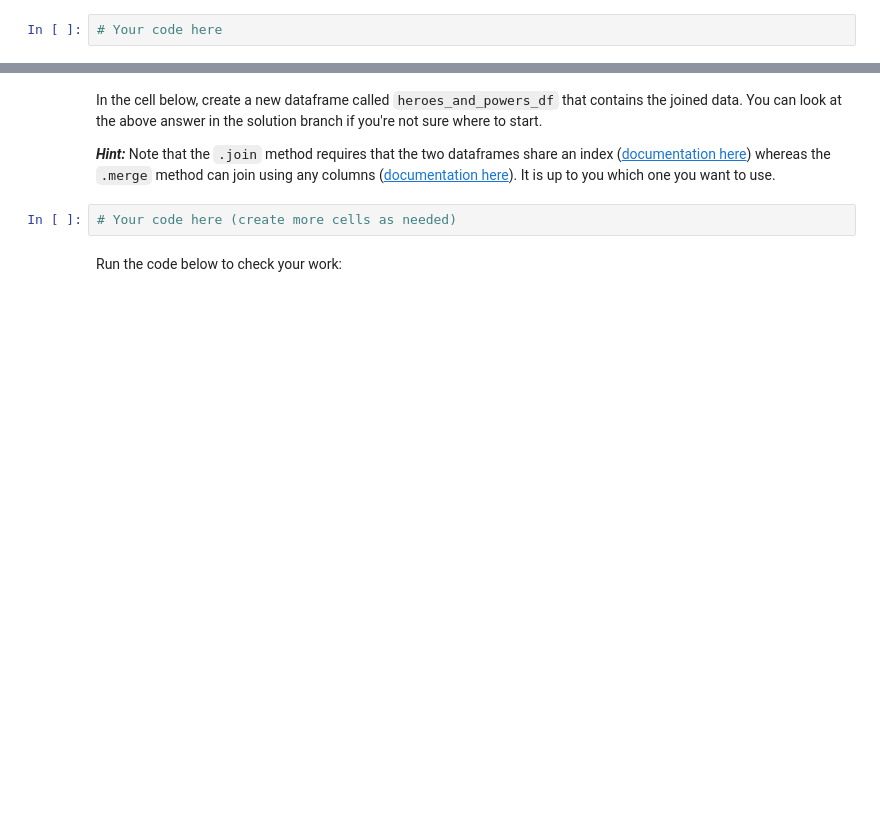
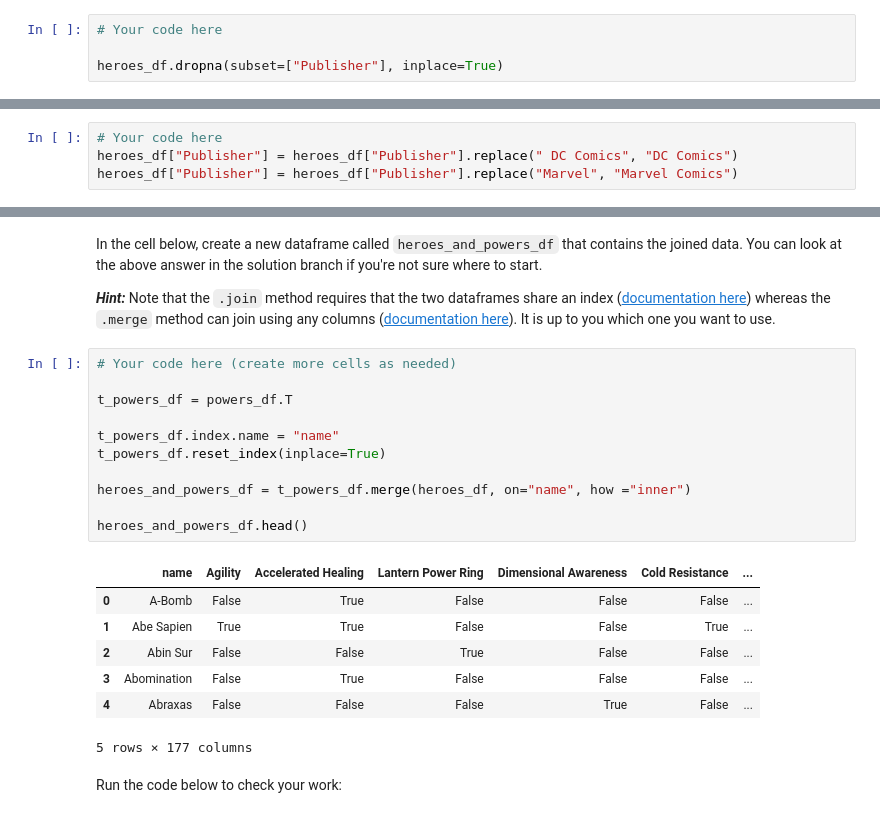
Before and after one commit to nzomah/dsc-pandas-data-cleaning-lab, a Jupyter notebook: index.ipynb, the cells around one changed output, grey strips where cells are left out. Cells and saved outputs as stored; diff of their text form; blank space fills up the shorter version.

```diff
--- a/index.ipynb
+++ b/index.ipynb
@@ -278,6 +280,8 @@ There we shall go with option 2 and drop all records that have a missing publish
 Now, implement your chosen strategy using code. (You can also check the solution branch for the answer to the question above if you're really not sure.)
 # %%
 # Your code here
+
+heroes_df.dropna(subset=["Publisher"], inplace=True)
 # %% [markdown]
 Now there should be no missing values in the publisher column:
 # %%
@@ -308,3 +334,7 @@ Now, write some code to handle these cases. If you're not sure where to start, l
+# %%
+# Your code here
+heroes_df["Publisher"] = heroes_df["Publisher"].replace(" DC Comics", "DC Comics")
+heroes_df["Publisher"] = heroes_df["Publisher"].replace("Marvel", "Marvel Comics")
 # %% [markdown]
 Check your work below:
 # %%
@@ -366,6 +453,23 @@ In the cell below, create a new dataframe called `heroes_and_powers_df` that con
 ***Hint:*** Note that the `.join` method requires that the two dataframes share an index ([documentation here](https://pandas.pydata.org/pandas-docs/stable/reference/api/pandas.DataFrame.join.html)) whereas the `.merge` method can join using any columns ([documentation here](https://pandas.pydata.org/pandas-docs/stable/reference/api/pandas.DataFrame.merge.html)). It is up to you which one you want to use.
 # %%
 # Your code here (create more cells as needed)
+
+t_powers_df = powers_df.T
+
+t_powers_df.index.name = "name"
+t_powers_df.reset_index(inplace=True)
+
+heroes_and_powers_df = t_powers_df.merge(heroes_df, on="name", how ="inner")
+
+heroes_and_powers_df.head()
+# %% [output]
+|  | name | Agility | Accelerated Healing | Lantern Power Ring | Dimensional Awareness | Cold Resistance | ... |
+| 0 | A-Bomb | False | True | False | False | False | ... |
+| 1 | Abe Sapien | True | True | False | False | True | ... |
+| 2 | Abin Sur | False | False | True | False | False | ... |
+| 3 | Abomination | False | True | False | False | False | ... |
+| 4 | Abraxas | False | False | False | True | False | ... |
+5 rows × 177 columns
 # %% [markdown]
 Run the code below to check your work:
 # %%
```
Also changed, not shown: parts of 25 cells of this notebook.
